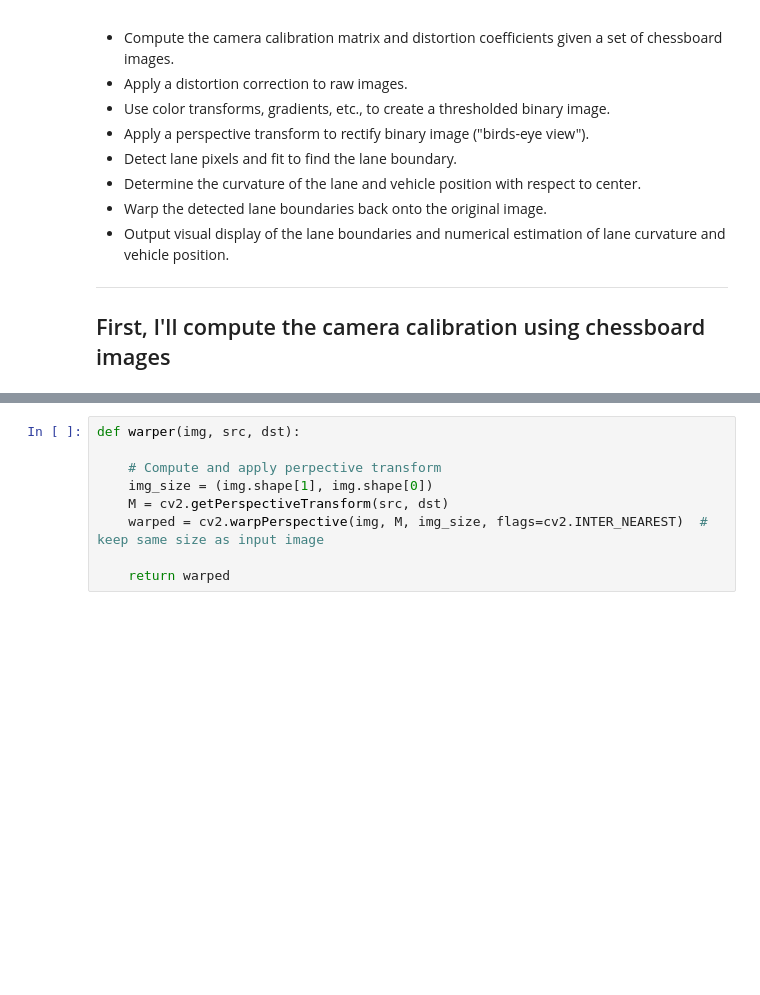
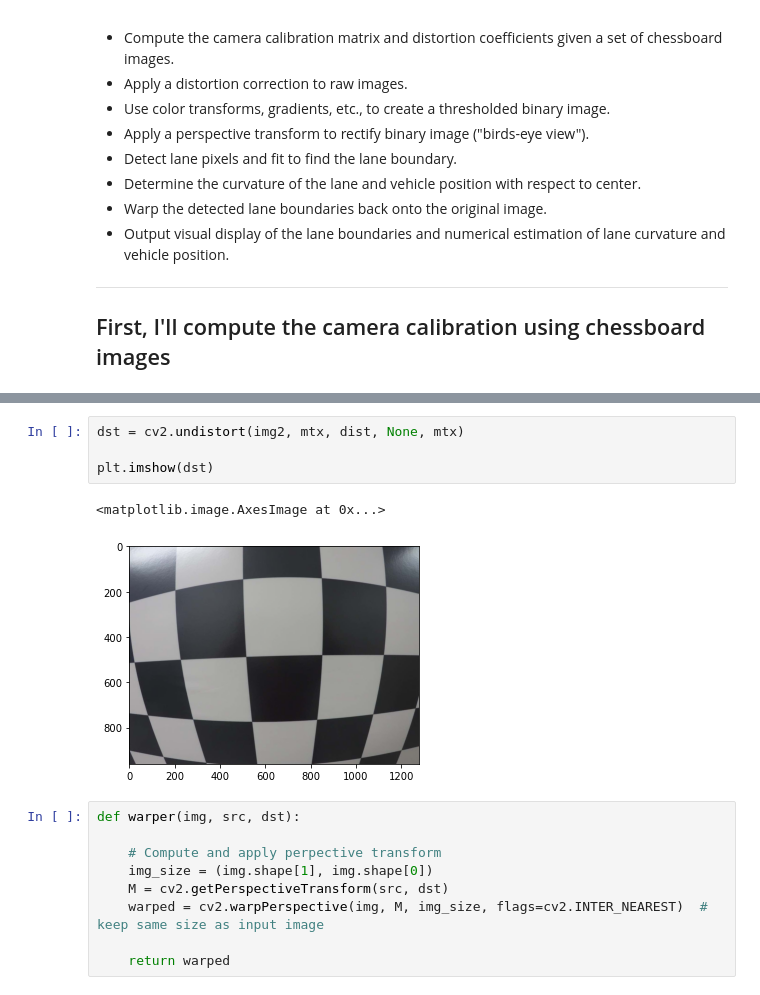
Before and after one commit to CK-Liu/P2-Advanced-LaneLines, a Jupyter notebook: P2.ipynb, the cells around one changed output, grey strips where cells are left out. Cells and saved outputs as stored; diff of their text form; blank space fills up the shorter version.

```diff
--- a/P2.ipynb
+++ b/P2.ipynb
@@ -54,3 +66,10 @@ cv2.destroyAllWindows()
+# %%
+dst = cv2.undistort(img2, mtx, dist, None, mtx)
+
+plt.imshow(dst)
+# %% [output]
+<matplotlib.image.AxesImage at 0x...>
+[figure, added]
 # %%
 def warper(img, src, dst):
 
```
Also changed, not shown: parts of 1 cell of this notebook, 4 other files.
